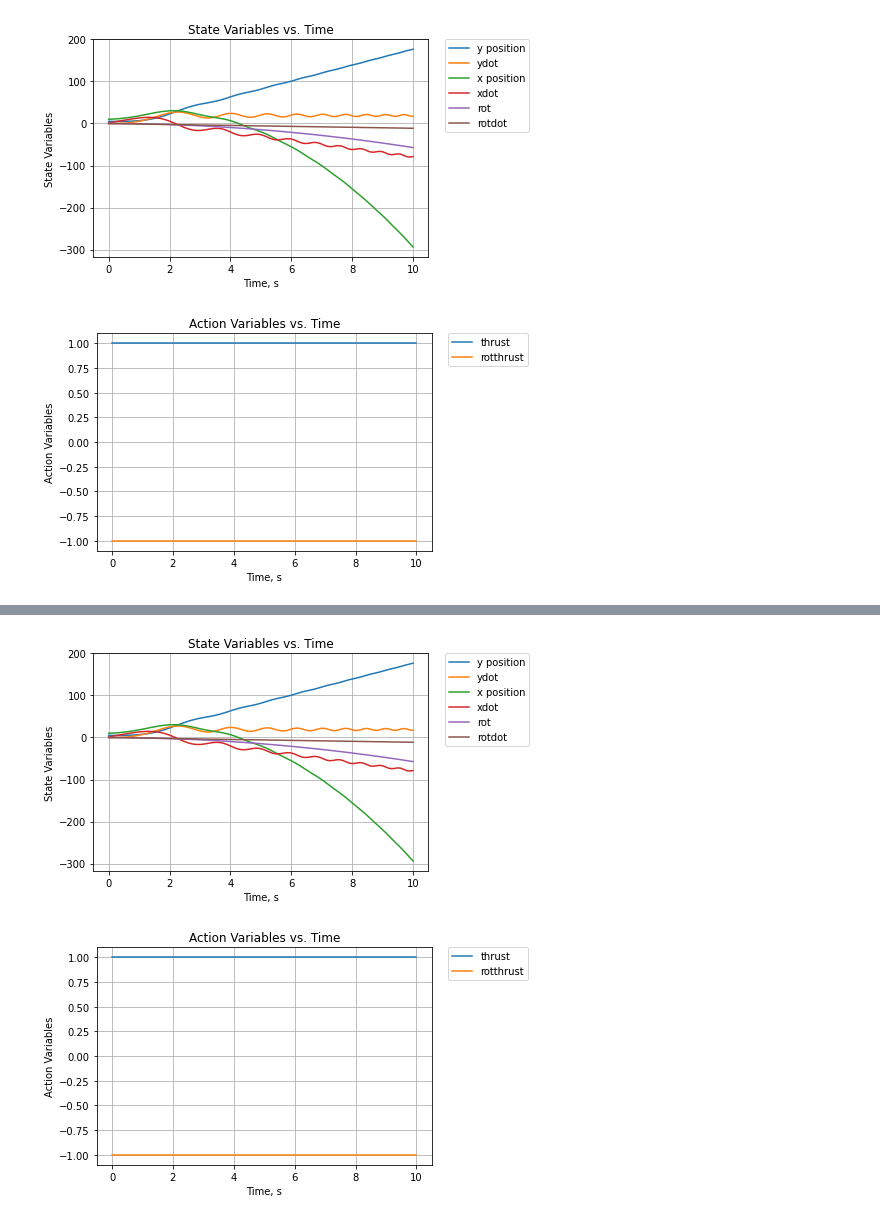
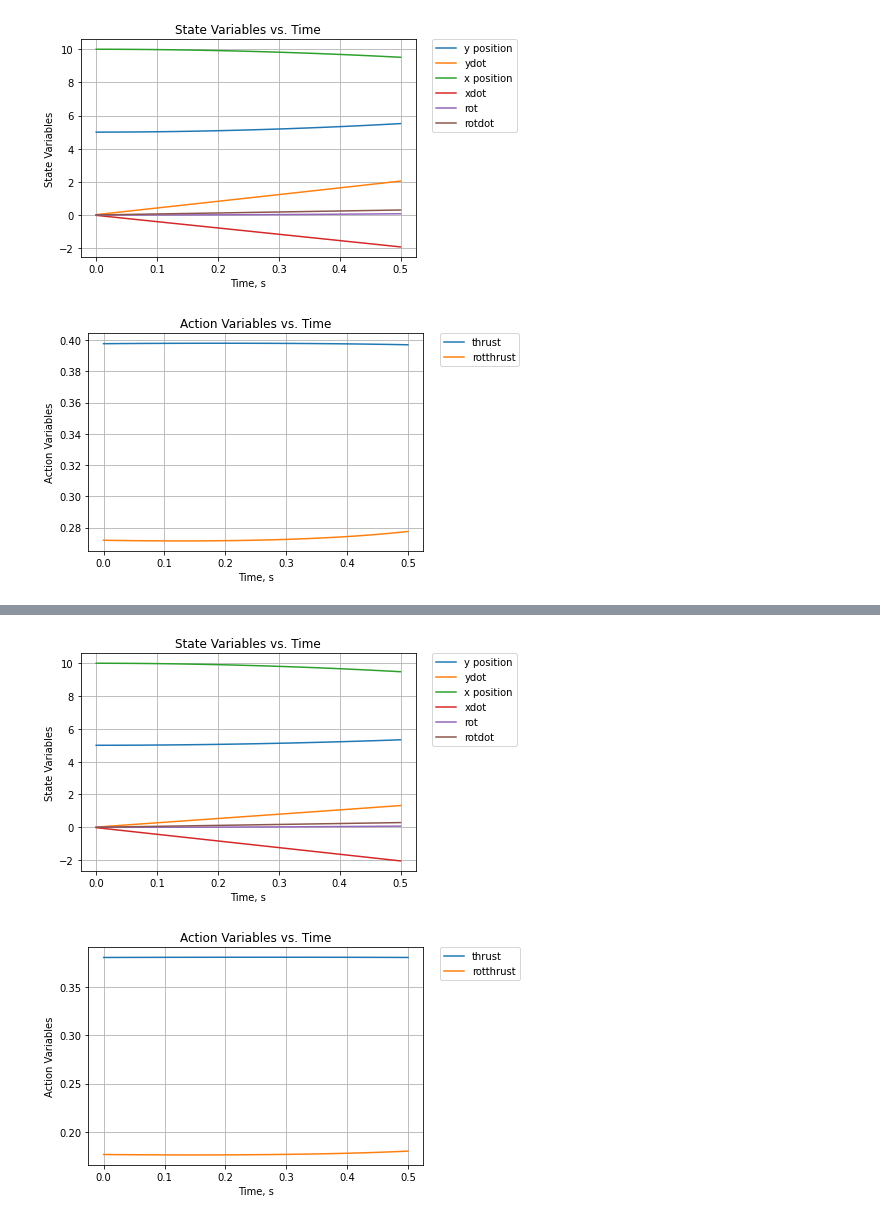
Before and after one commit to HarshalAH/MAE_598-Design_Optimisation, a Jupyter notebook: Project_1.ipynb, the cells around one changed output, grey strips where cells are left out. Cells and saved outputs as stored; diff of their text form; code cells hidden in the pictures.

```diff
--- a/Project_1.ipynb
+++ b/Project_1.ipynb
@@ -17,9 +17,9 @@ logger = logging.getLogger(__name__)
 
 # environment parameters
 
-FRAME_TIME = 0.1  # time interval
+FRAME_TIME = 0.005  # time interval
 GRAVITY_ACCEL = -9.81  # gravity constant
-BOOST_ACCEL = 23  # thrust constant
+BOOST_ACCEL = 15  # thrust constant
 ROTATION_ACCEL = 65*math.pi/180
 # %%
 # define system dynamics
@@ -48,9 +48,9 @@ class Dynamics(nn.Module):
         delta_state_gravity = t.tensor([0., GRAVITY_ACCEL * FRAME_TIME, 0., 0.,0.,0.])
 
 
-        delta_state_y = BOOST_ACCEL * FRAME_TIME * t.tensor([0., t.cos(state[4]), 0., 0.,0.,0.]) * action[0]
+        delta_state_y = BOOST_ACCEL * FRAME_TIME * t.tensor([0., -1., 0., 0.,0.,0.]) * action[0]
 
-        delta_state_x = BOOST_ACCEL * FRAME_TIME * t.tensor([0.,0., 0., t.sin(state[4]),0.,0.]) * action[1]
+        delta_state_x = BOOST_ACCEL * FRAME_TIME * t.tensor([0.,0., 0., 1.,0.,0.]) * action[1]
 
         delta_state_rotation = ROTATION_ACCEL * FRAME_TIME * t.tensor([0., 0., 0., 0., 0., 1.]) * action[2]
 
@@ -102,10 +102,12 @@ class Controller(nn.Module):
         super(Controller, self).__init__()
         self.network = nn.Sequential(
             nn.Linear(dim_input, dim_hidden),
-            nn.Sigmoid(),
+            nn.Tanh(),
+            nn.Linear(dim_hidden, dim_hidden),
+            nn.Tanh(),
             nn.Linear(dim_hidden, dim_output),
             # You can add more layers here
-            nn.Tanh()
+            nn.Sigmoid()
         )
 
     def forward(self, state):
@@ -209,12 +211,12 @@ class Optimize:
 # Now it's time to run the code!
 T = 100  # number of time steps
 dim_input = 6  # state space dimensions
-dim_hidden = 6  # latent dimensions
+dim_hidden = 9  # latent dimensions
 dim_output = 3  # action space dimensions
 d = Dynamics()  # define dynamics
 c = Controller(dim_input, dim_hidden, dim_output)  # define controller
 s = Simulation(c, d, T)  # define simulation
 o = Optimize(s)  # define optimizer
-o.train(81)  # solve the optimization problem
+o.train(40)  # solve the optimization problem
 # %% [output]
 - - - - - - - - - - - - - - - - - - - - - - - - - - - - - - - - - - - - - - - - - - - - - - - - - - - - - - - -
@@ -222,3 +224,3 @@ o.train(81)  # solve the optimization problem
-[figure, old version]
+[figure, new version]
-[figure, old version]
+[figure, new version]
 - - - - - - - - - - - - - - - - - - - - - - - - - - - - - - - - - - - - - - - - - - - - - - - - - - - - - - - -
@@ -226,3 +228,3 @@ o.train(81)  # solve the optimization problem
-[figure, old version]
+[figure, new version]
-[figure, old version]
+[figure, new version]
 - - - - - - - - - - - - - - - - - - - - - - - - - - - - - - - - - - - - - - - - - - - - - - - - - - - - - - - -
```
Also changed, not shown: parts of 2 cells of this notebook.
